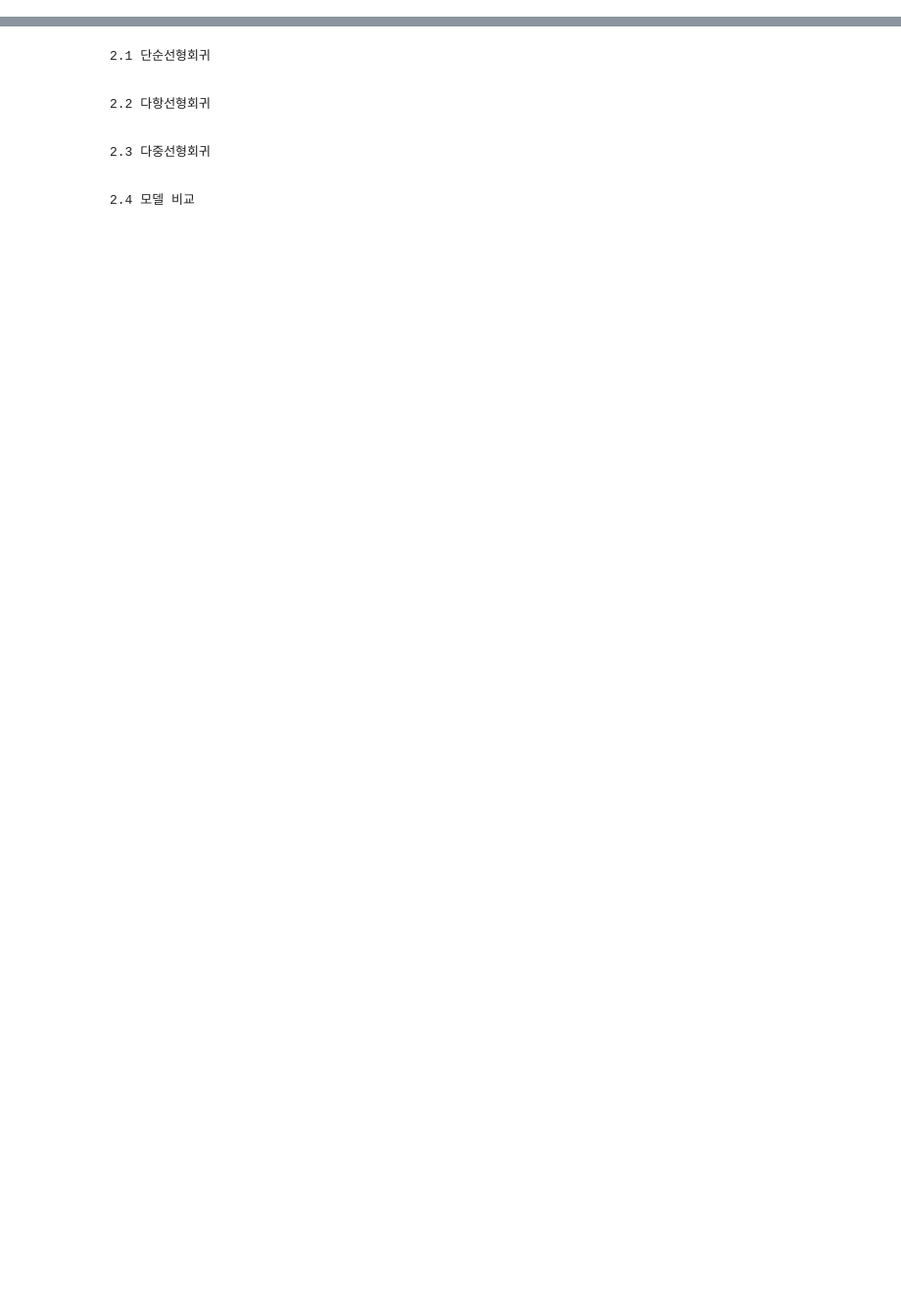
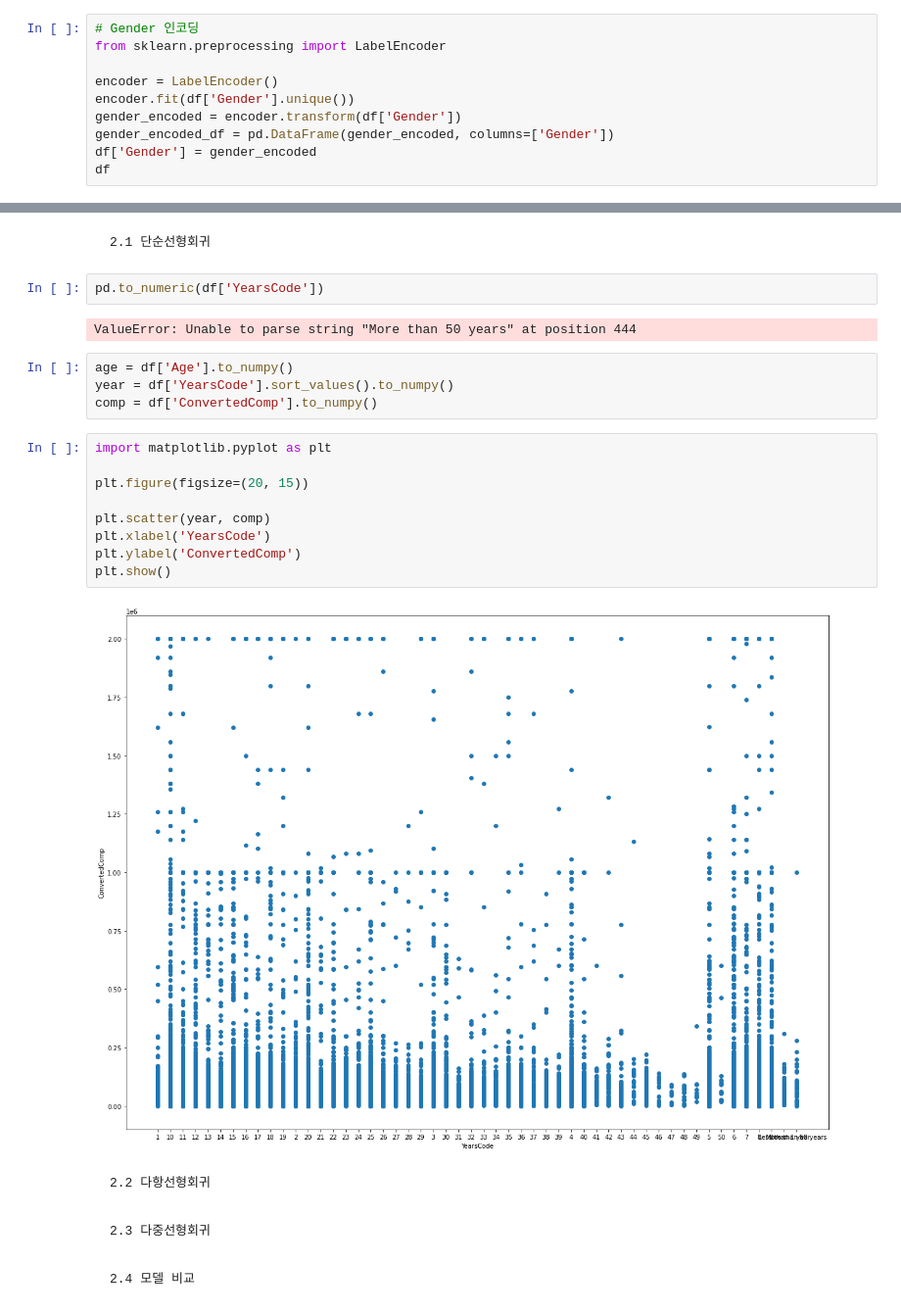
Before and after one commit to UniM0cha/Inhatc-ML, a Jupyter notebook: 정윤/3주차/rep3-회귀문제풀기(201845092이정윤).ipynb, the cells around one changed output, grey strips where cells are left out. Shown: that part at 98% size. Cells and saved outputs as stored; diff of their text form; blank space fills up the shorter version.

```diff
--- a/정윤/3주차/rep3-회귀문제풀기(201845092이정윤).ipynb
+++ b/정윤/3주차/rep3-회귀문제풀기(201845092이정윤).ipynb
@@ -219,0 +149,10 @@ df
+# %%
+# Gender 인코딩
+from sklearn.preprocessing import LabelEncoder
+
+encoder = LabelEncoder()
+encoder.fit(df['Gender'].unique())
+gender_encoded = encoder.transform(df['Gender'])
+gender_encoded_df = pd.DataFrame(gender_encoded, columns=['Gender'])
+df['Gender'] = gender_encoded
+df
@@ -220,5 +173,24 @@ df
 # %% [markdown]
     2.1 단순선형회귀
+# %%
+pd.to_numeric(df['YearsCode'])
+# %% [output]
+ValueError: Unable to parse string "More than 50 years" at position 444
+# %%
+age = df['Age'].to_numpy()
+year = df['YearsCode'].sort_values().to_numpy()
+comp = df['ConvertedComp'].to_numpy()
+# %%
+import matplotlib.pyplot as plt
+
+plt.figure(figsize=(20, 15))
+
+plt.scatter(year, comp)
+plt.xlabel('YearsCode')
+plt.ylabel('ConvertedComp')
+plt.show()
+# %% [output]
+[figure, added]
 # %% [markdown]
     2.2 다항선형회귀
 # %% [markdown]
```
Also changed, not shown: parts of 6 cells of this notebook, 1 other file.
